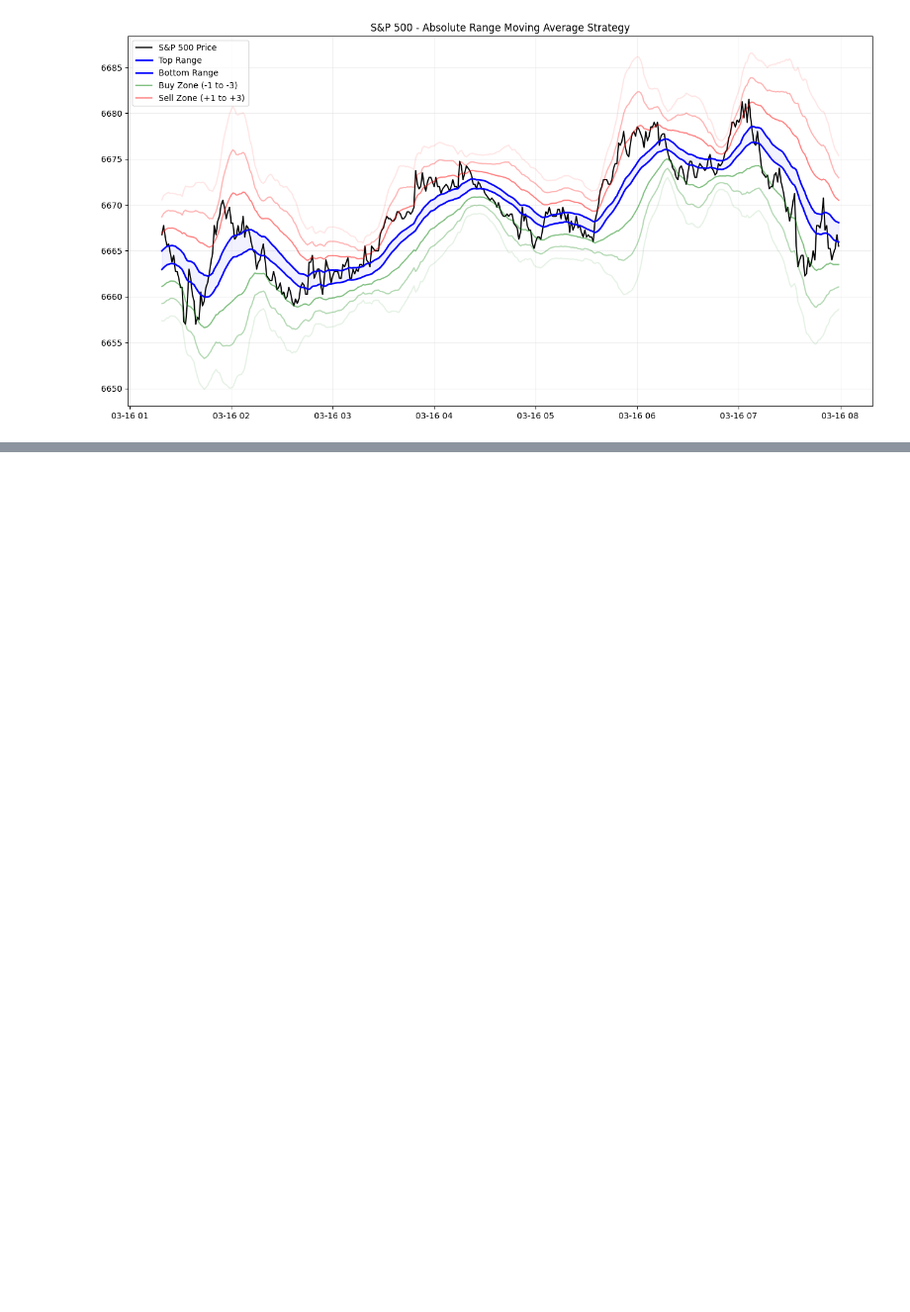
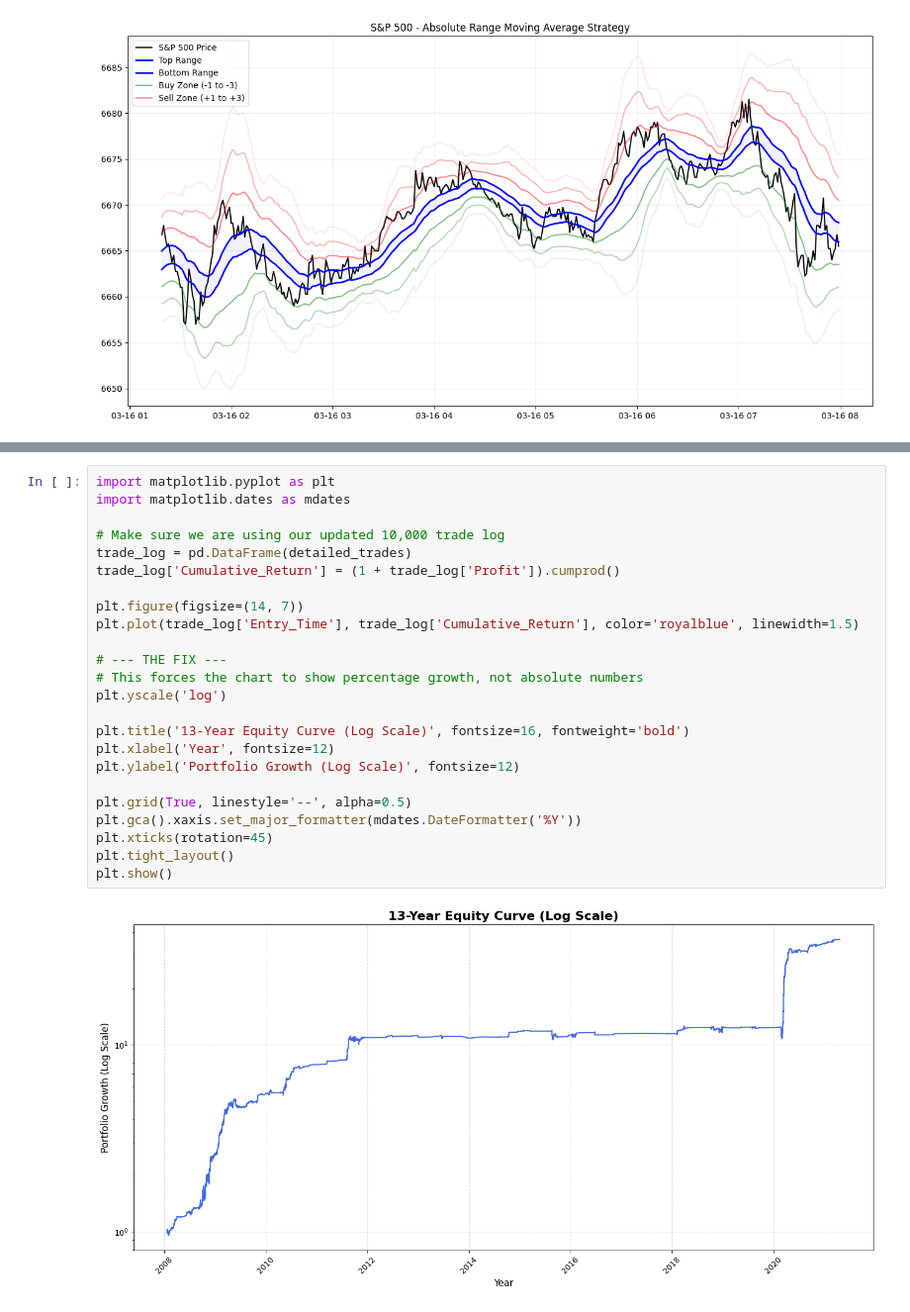
Before and after one commit to cliteka-cell/Absolute-Range-Moving-Average-Strategy, a Jupyter notebook: Absolute_Range_SD_Algorithm.ipynb, the cells around one changed output, grey strips where cells are left out. Shown at 99% size. Saved outputs shown, nothing was run; the diff lists cells and outputs as text; blank space fills up the shorter version.

```diff
--- a/Absolute_Range_SD_Algorithm.ipynb
+++ b/Absolute_Range_SD_Algorithm.ipynb
@@ -157,0 +321,26 @@ Total Profit: 8.061%
+# %%
+import matplotlib.pyplot as plt
+import matplotlib.dates as mdates
+
+# Make sure we are using our updated 10,000 trade log
+trade_log = pd.DataFrame(detailed_trades)
+trade_log['Cumulative_Return'] = (1 + trade_log['Profit']).cumprod()
+
+plt.figure(figsize=(14, 7))
+plt.plot(trade_log['Entry_Time'], trade_log['Cumulative_Return'], color='royalblue', linewidth=1.5)
+
+# --- THE FIX ---
+# This forces the chart to show percentage growth, not absolute numbers
+plt.yscale('log')
+
+plt.title('13-Year Equity Curve (Log Scale)', fontsize=16, fontweight='bold')
+plt.xlabel('Year', fontsize=12)
+plt.ylabel('Portfolio Growth (Log Scale)', fontsize=12)
+
+plt.grid(True, linestyle='--', alpha=0.5)
+plt.gca().xaxis.set_major_formatter(mdates.DateFormatter('%Y'))
+plt.xticks(rotation=45)
+plt.tight_layout()
+plt.show()
+# %% [output]
+[figure, added]
```
Also changed, not shown: parts of 7 cells of this notebook.
